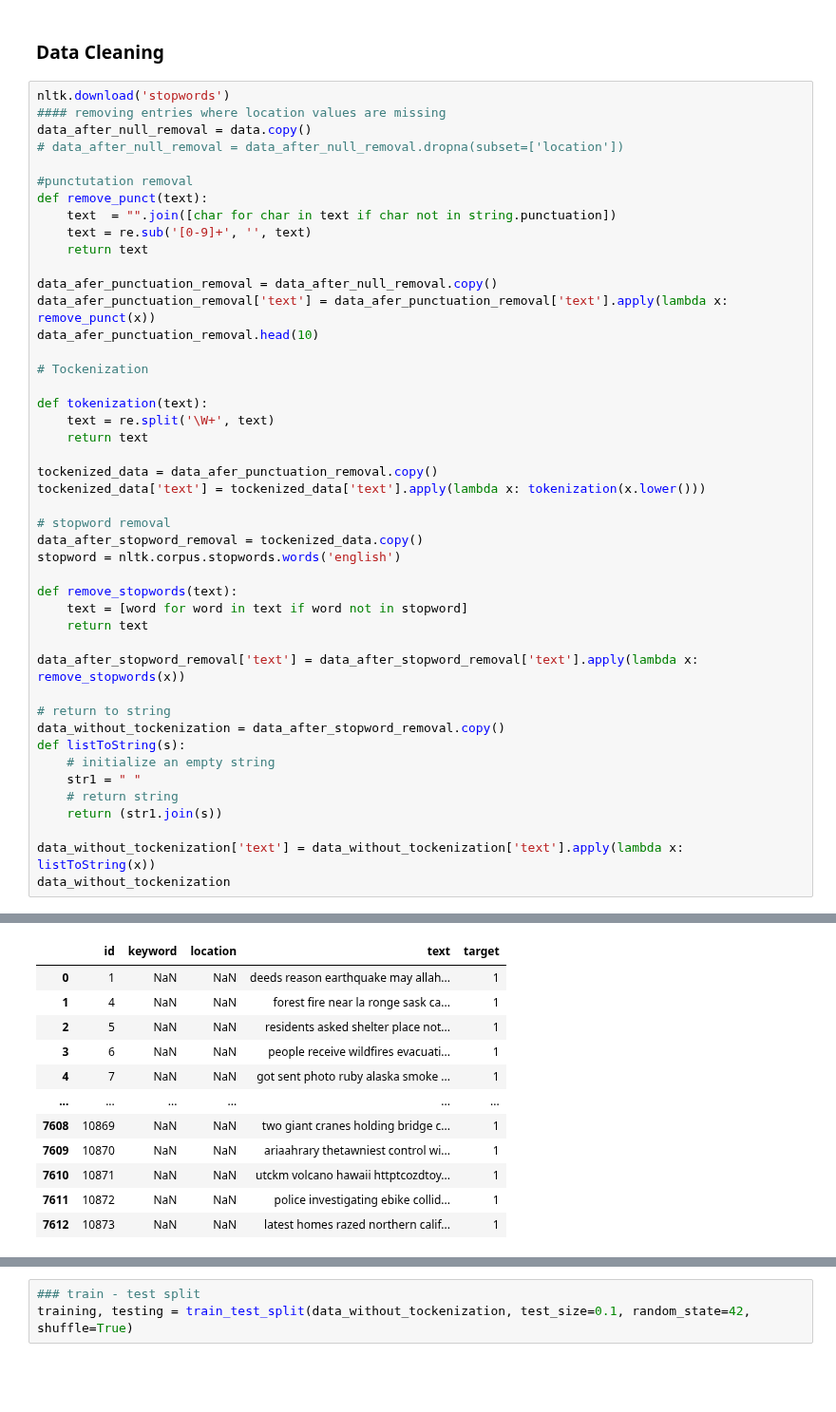
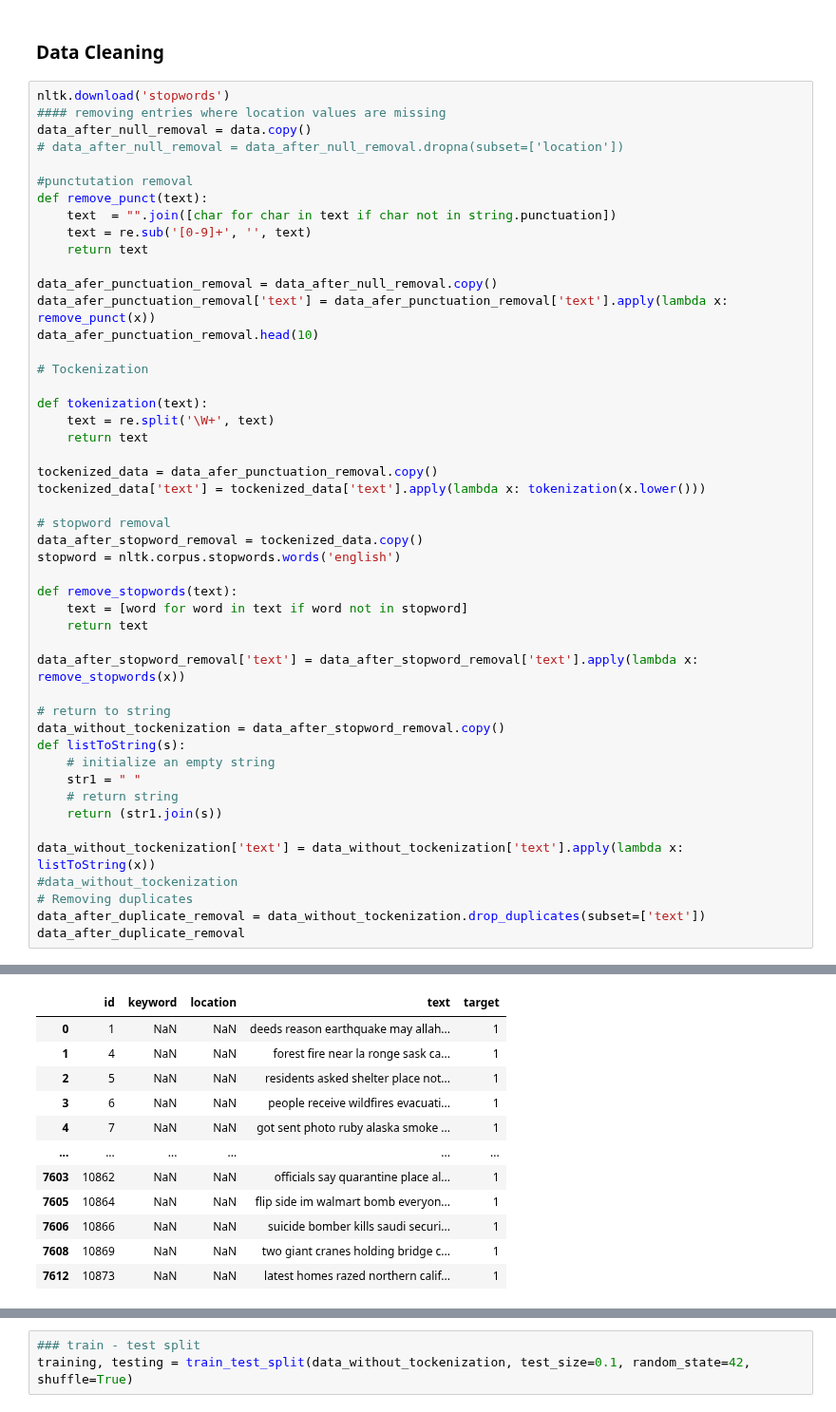
Before and after one commit to TebogoNkomondo/realOrFake, a Jupyter notebook: KerasEmbeddingLayer.ipynb, the cells around one changed output, grey strips where cells are left out. Shown at 95% size. Saved outputs shown, nothing was run; the diff lists cells and outputs as text; blank space fills up the shorter version.

```diff
--- a/KerasEmbeddingLayer.ipynb
+++ b/KerasEmbeddingLayer.ipynb
@@ -88,36 +90,39 @@ tockenized_data['text'] = tockenized_data['text'].apply(lambda x: tokenization(x
 # stopword removal
 data_after_stopword_removal = tockenized_data.copy()
 stopword = nltk.corpus.stopwords.words('english')
 
 def remove_stopwords(text):
     text = [word for word in text if word not in stopword]
     return text
 
 data_after_stopword_removal['text'] = data_after_stopword_removal['text'].apply(lambda x: remove_stopwords(x))
 
 # return to string
 data_without_tockenization = data_after_stopword_removal.copy()
 def listToString(s):
     # initialize an empty string
     str1 = " "
     # return string
     return (str1.join(s))
 
 data_without_tockenization['text'] = data_without_tockenization['text'].apply(lambda x: listToString(x))
-data_without_tockenization
+#data_without_tockenization
+# Removing duplicates
+data_after_duplicate_removal = data_without_tockenization.drop_duplicates(subset=['text'])
+data_after_duplicate_removal
 # %% [output]
 [nltk_data] Downloading package stopwords to
 [nltk_data]     /home/patrick/nltk_data...
 [nltk_data]   Package stopwords is already up-to-date!
 |  | id | keyword | location | text | target |
 | 0 | 1 | NaN | NaN | deeds reason earthquake may allah... | 1 |
 | 1 | 4 | NaN | NaN | forest fire near la ronge sask ca... | 1 |
 | 2 | 5 | NaN | NaN | residents asked shelter place not... | 1 |
 | 3 | 6 | NaN | NaN | people receive wildfires evacuati... | 1 |
 | 4 | 7 | NaN | NaN | got sent photo ruby alaska smoke ... | 1 |
 | ... | ... | ... | ... | ... | ... |
+| 7603 | 10862 | NaN | NaN | officials say quarantine place al... | 1 |
+| 7605 | 10864 | NaN | NaN | flip side im walmart bomb everyon... | 1 |
+| 7606 | 10866 | NaN | NaN | suicide bomber kills saudi securi... | 1 |
 | 7608 | 10869 | NaN | NaN | two giant cranes holding bridge c... | 1 |
-| 7609 | 10870 | NaN | NaN | ariaahrary thetawniest control wi... | 1 |
-| 7610 | 10871 | NaN | NaN | utckm volcano hawaii httptcozdtoy... | 1 |
-| 7611 | 10872 | NaN | NaN | police investigating ebike collid... | 1 |
 | 7612 | 10873 | NaN | NaN | latest homes razed northern calif... | 1 |
```
Also changed, not shown: parts of 8 cells of this notebook, 6 other files.
